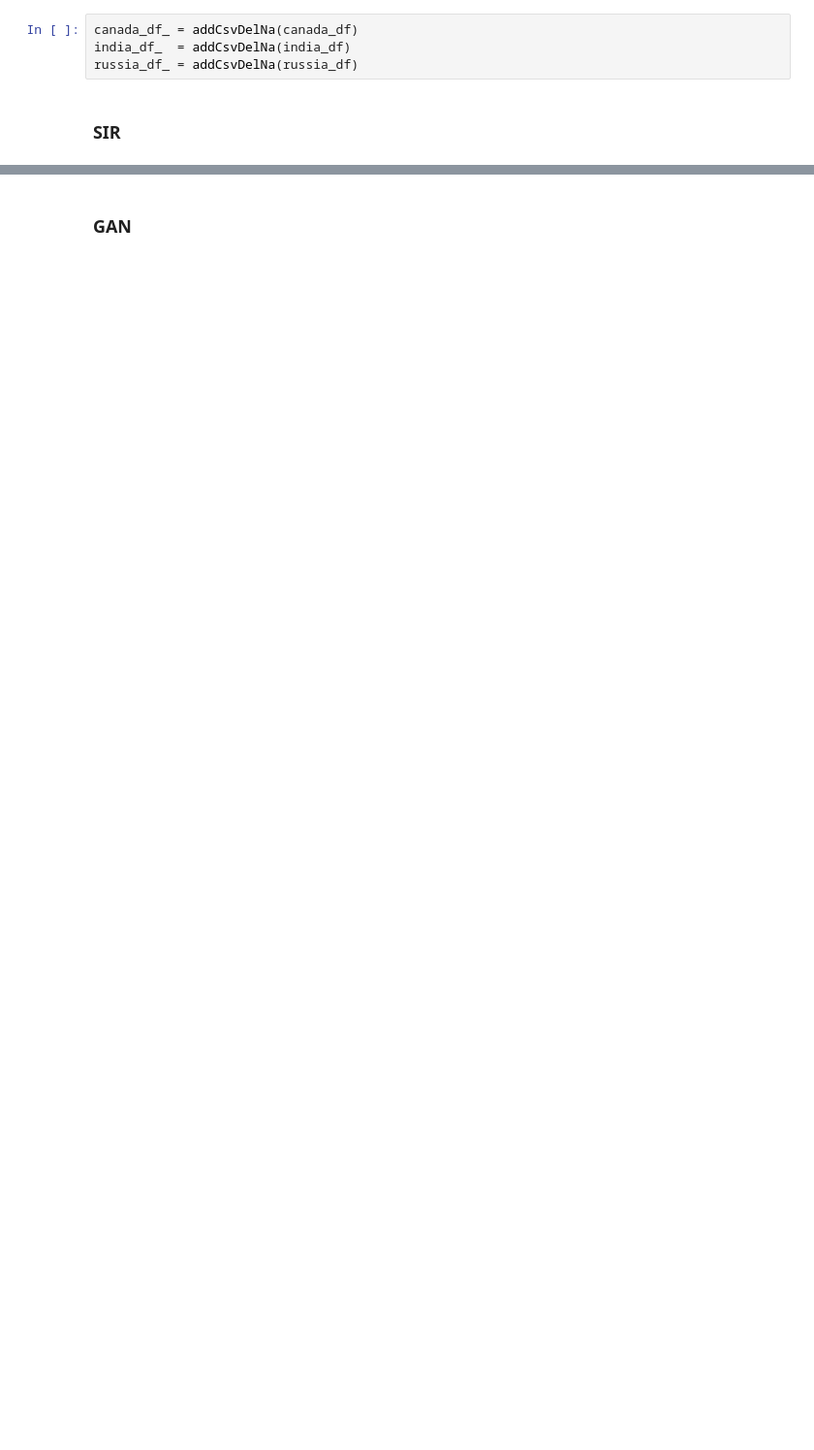
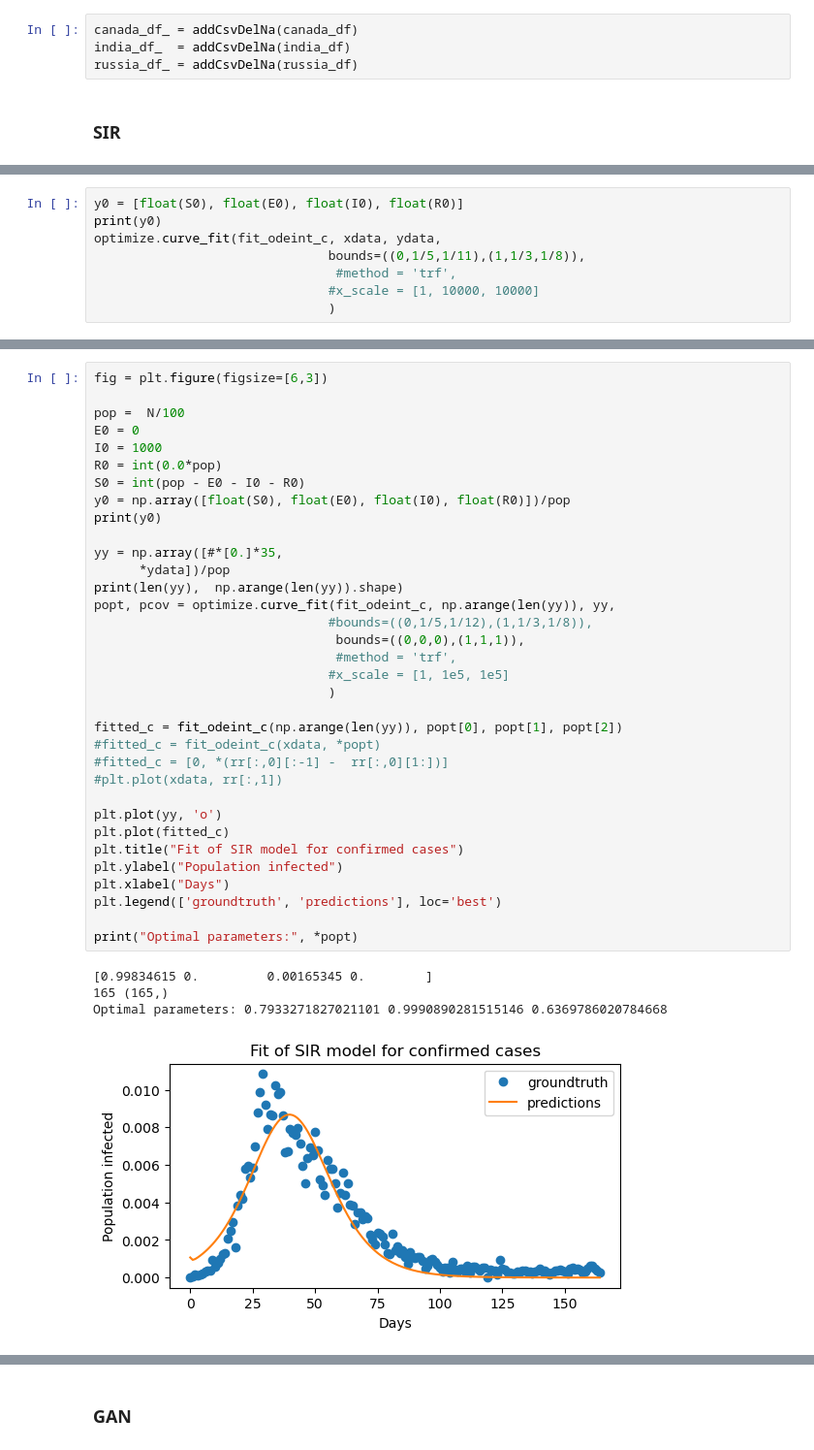
Before and after one commit to Mpkosh/CovidPredict, a Jupyter notebook: gan.ipynb, the cells around one changed output, grey strips where cells are left out. Shown at 97% size. Saved outputs shown, nothing was run; the diff lists cells and outputs as text; blank space fills up the shorter version.

```diff
--- a/gan.ipynb
+++ b/gan.ipynb
@@ -555,0 +470,8 @@ Support for multi-dimensional indexing (e.g. `obj[:, None]`) is deprecated and w
+# %%
+y0 = [float(S0), float(E0), float(I0), float(R0)]
+print(y0)
+optimize.curve_fit(fit_odeint_c, xdata, ydata,
+                               bounds=((0,1/5,1/11),(1,1/3,1/8)),
+                                #method = 'trf',
+                               #x_scale = [1, 10000, 10000]
+                               )
@@ -555,0 +484,39 @@ Support for multi-dimensional indexing (e.g. `obj[:, None]`) is deprecated and w
+# %%
+fig = plt.figure(figsize=[6,3])
+
+pop =  N/100
+E0 = 0
+I0 = 1000
+R0 = int(0.0*pop)
+S0 = int(pop - E0 - I0 - R0)
+y0 = np.array([float(S0), float(E0), float(I0), float(R0)])/pop
+print(y0)
+
+yy = np.array([#*[0.]*35,
+      *ydata])/pop
+print(len(yy),  np.arange(len(yy)).shape)
+popt, pcov = optimize.curve_fit(fit_odeint_c, np.arange(len(yy)), yy,
+                               #bounds=((0,1/5,1/12),(1,1/3,1/8)),
+                                bounds=((0,0,0),(1,1,1)),
+                                #method = 'trf',
+                               #x_scale = [1, 1e5, 1e5]
+                               )
+
+fitted_c = fit_odeint_c(np.arange(len(yy)), popt[0], popt[1], popt[2])
+#fitted_c = fit_odeint_c(xdata, *popt)
+#fitted_c = [0, *(rr[:,0][:-1] -  rr[:,0][1:])]
+#plt.plot(xdata, rr[:,1])
+
+plt.plot(yy, 'o')
+plt.plot(fitted_c)
+plt.title("Fit of SIR model for confirmed cases")
+plt.ylabel("Population infected")
+plt.xlabel("Days")
+plt.legend(['groundtruth', 'predictions'], loc='best')
+
+print("Optimal parameters:", *popt)
+# %% [output]
+[0.99834615 0.         0.00165345 0.        ]
+165 (165,)
+Optimal parameters: 0.7933271827021101 0.9990890281515146 0.6369786020784668
+[figure, added]
```
Also changed, not shown: parts of 28 cells of this notebook.
